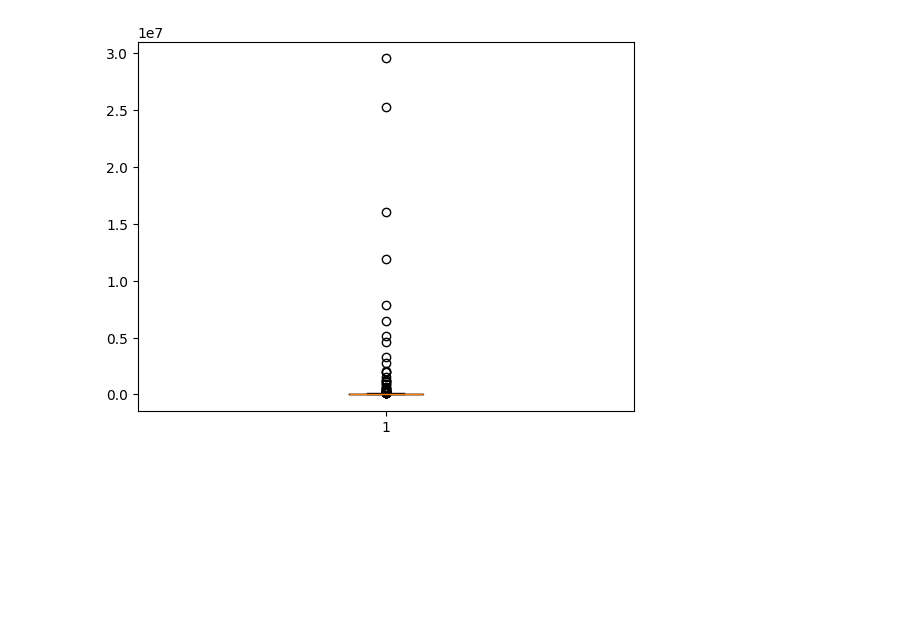
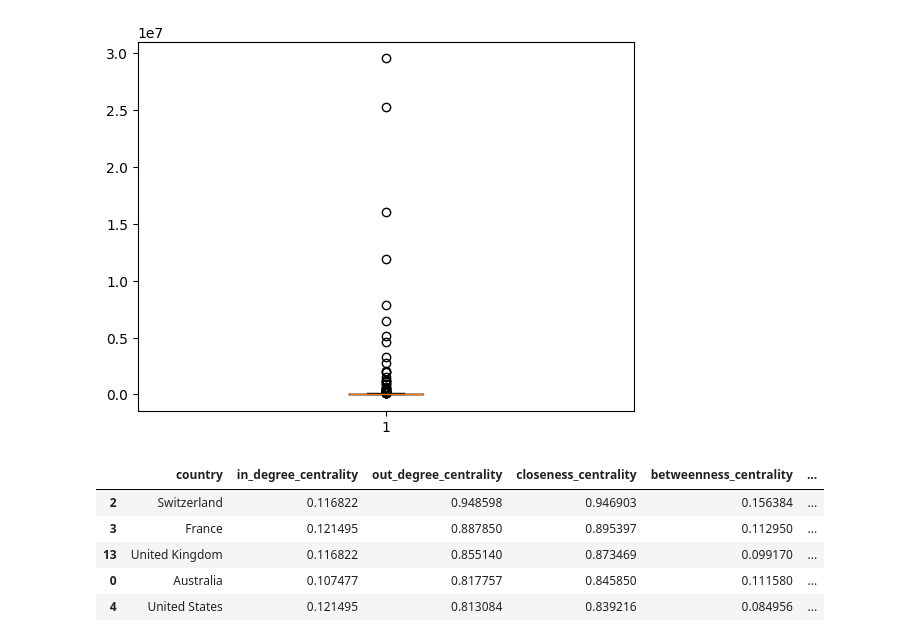
Before and after one commit to gilangluq/graph-network-financial-analysis, a Jupyter notebook: graph-network-financial-analysis.ipynb, the cells around one changed output. Cells and saved outputs as stored; diff of their text form; code cells hidden in the pictures; blank space fills up the shorter version.

```diff
--- a/graph-network-financial-analysis.ipynb
+++ b/graph-network-financial-analysis.ipynb
@@ -235,3 +235,30 @@ plt.boxplot(degree_values)
  'fliers': [<matplotlib.lines.Line2D at 0x...>],
  'means': []}
 [figure]
+# %%
+Din = nx.in_degree_centrality(G)
+Dout = nx.out_degree_centrality(G)
+CC = nx.closeness_centrality(G.reverse())  #reverse edges to match networx convention
+BC = nx.betweenness_centrality(G.to_undirected())
+EC = nx.eigenvector_centrality(G.reverse())  #reverse edges to match networx convention
+# %%
+#For plotting, we combine all the centrality dictionaries into a dataframe
+dictionary_list = []
+for country in Din.keys():
+    row = {'country':country,
+          'in_degree_centrality':Din[country],
+          'out_degree_centrality':Dout[country],
+          'closeness_centrality':CC[country],
+          'betweenness_centrality':BC[country],
+          'eigenvector_centrality':EC[country]}
+    dictionary_list.append(row)
+df_centrality = pd.DataFrame(dictionary_list)
+
+df_centrality.sort_values(by = ['out_degree_centrality'],ascending = False).head()
+# %% [output]
+|  | country | in_degree_centrality | out_degree_centrality | closeness_centrality | betweenness_centrality | ... |
+| 2 | Switzerland | 0.116822 | 0.948598 | 0.946903 | 0.156384 | ... |
+| 3 | France | 0.121495 | 0.887850 | 0.895397 | 0.112950 | ... |
+| 13 | United Kingdom | 0.116822 | 0.855140 | 0.873469 | 0.099170 | ... |
+| 0 | Australia | 0.107477 | 0.817757 | 0.845850 | 0.111580 | ... |
+| 4 | United States | 0.121495 | 0.813084 | 0.839216 | 0.084956 | ... |
```
